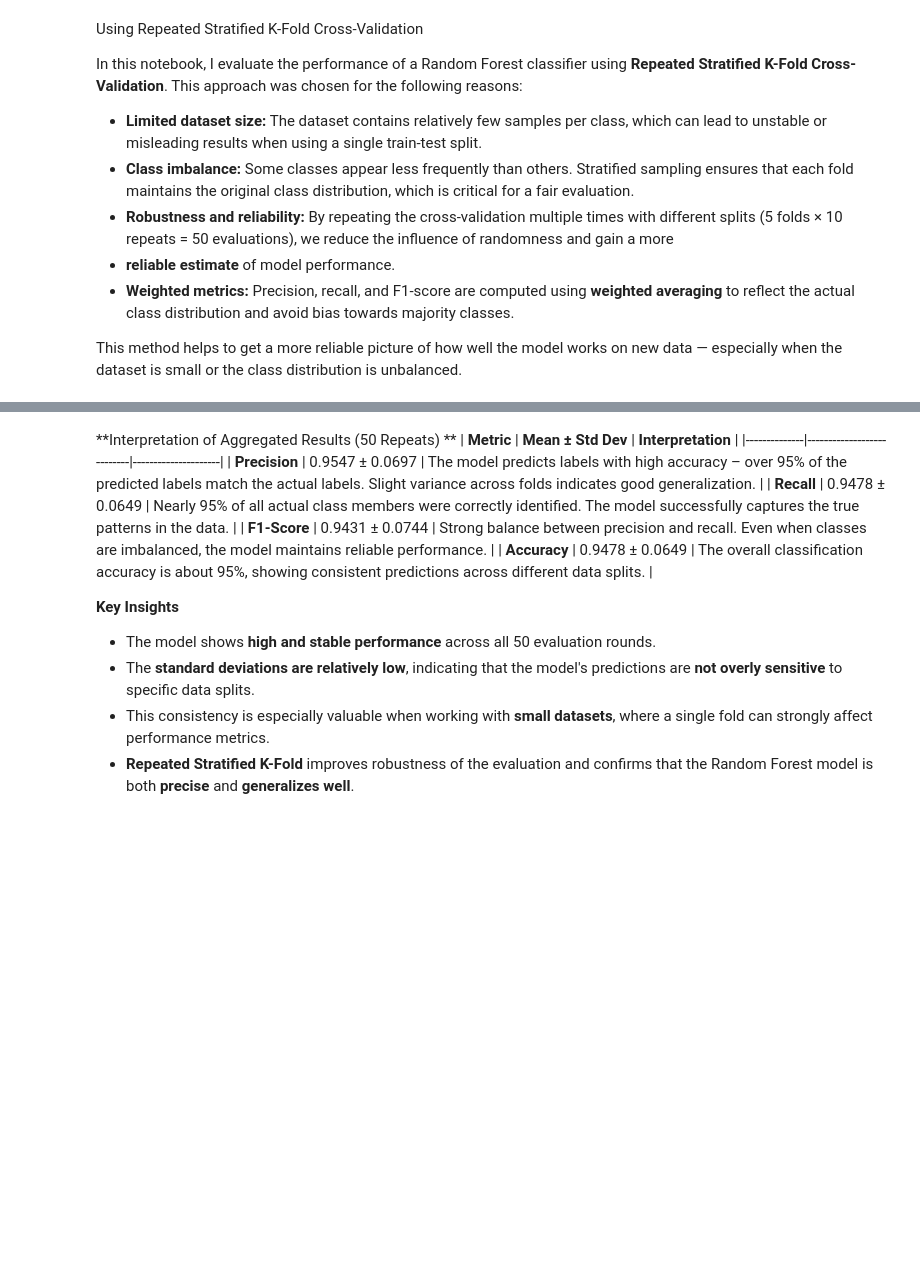
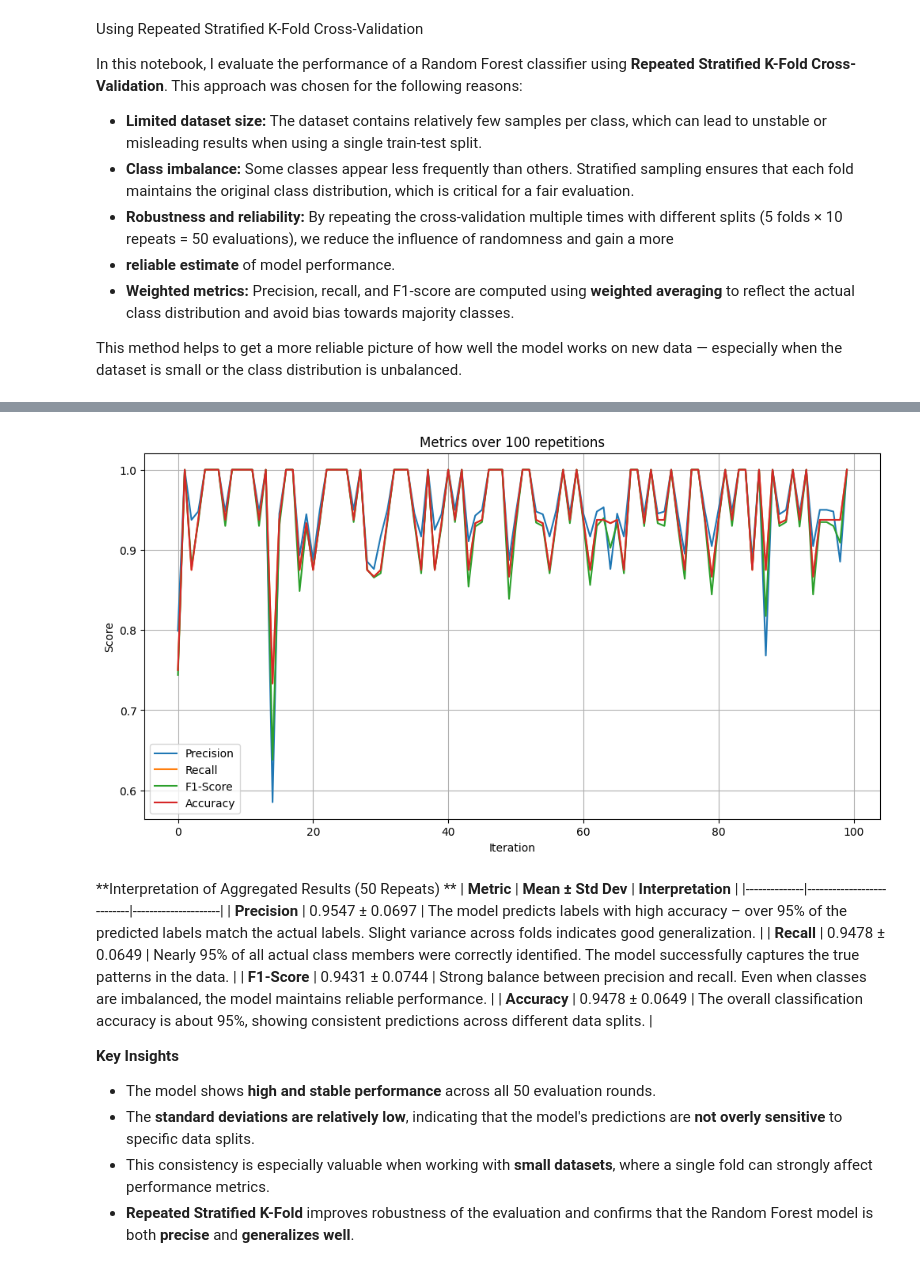
Before and after one commit to KonstantinData/Mastery-Project-Masterschool, a Jupyter notebook: mastery-project-masterschool/notebooks/mastery-project-2025.ipynb, the cells around one changed output, grey strips where cells are left out. Saved outputs shown, nothing was run; the diff lists cells and outputs as text; code cells hidden in the pictures; blank space fills up the shorter version.

```diff
--- a/mastery-project-masterschool/notebooks/mastery-project-2025.ipynb
+++ b/mastery-project-masterschool/notebooks/mastery-project-2025.ipynb
@@ -831,3 +913,17 @@ Accuracy             : 0.9478 ± 0.0649
+# %%
+plt.figure(figsize=(12, 6))
+plt.plot(precision_scores, label="Precision")
+plt.plot(recall_scores, label="Recall")
+plt.plot(f1_scores, label="F1-Score")
+plt.plot(accuracy_scores, label="Accuracy")
+plt.title("Metrics over 100 repetitions")
+plt.xlabel("Iteration")
+plt.ylabel("Score")
+plt.legend()
+plt.grid(True)
+plt.show()
+# %% [output]
+[figure, added]
 # %% [markdown]
 **Interpretation of Aggregated Results (50 Repeats)
 **
```
Also changed, not shown: parts of 3 cells of this notebook, 1 other file.
